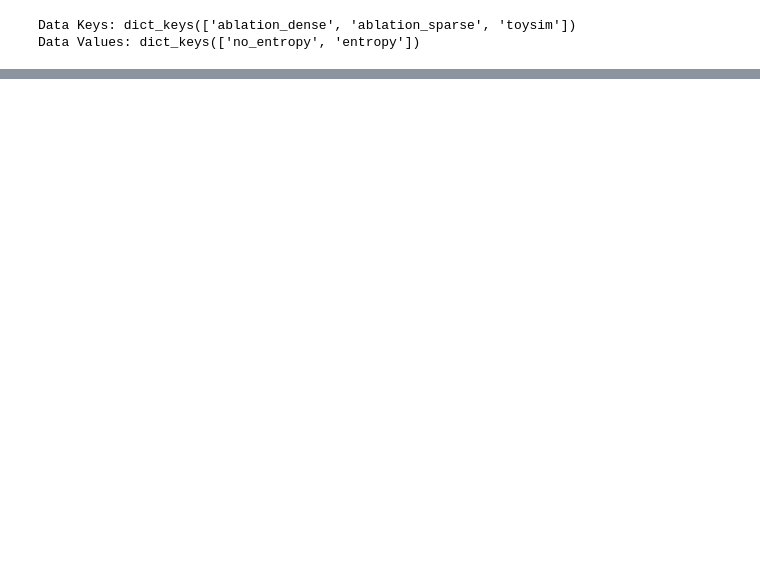
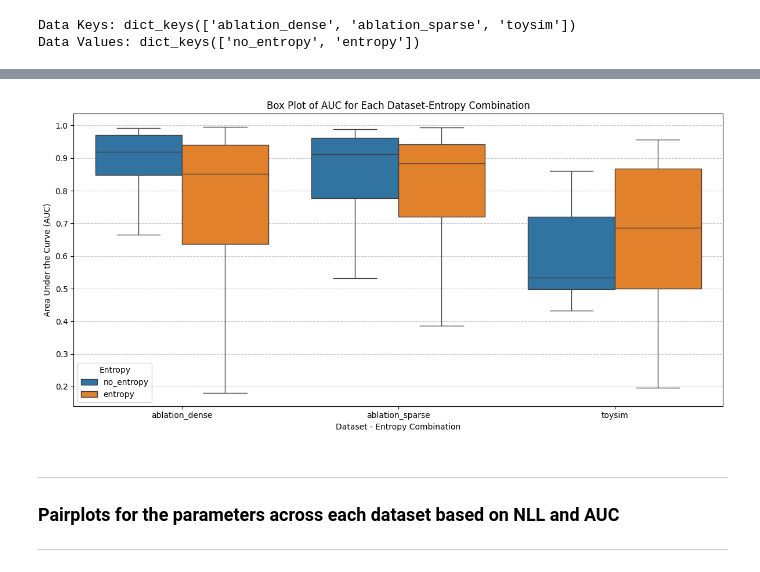
Before and after one commit to shaymeister/VSA-OGM, a Jupyter notebook: results/visualization/exp1.ipynb, the cells around one changed output, grey strips where cells are left out. Drawn from its saved outputs; the diff is of its cells as text; code cells hidden in the pictures; blank space fills up the shorter version.

```diff
--- a/results/visualization/exp1.ipynb
+++ b/results/visualization/exp1.ipynb
@@ -63,0 +110,21 @@ print(original_df.head())
+# %%
+plt.figure(figsize=(12, 6))
+sns.boxplot(x='Dataset_Entropy', y="AUC", data=box_plot_dataframe, hue="Entropy", showfliers=False, dodge=True)
+
+# Improve readability
+# plt.xticks(ha="right")
+plt.xlabel("Dataset - Entropy Combination")
+plt.ylabel("Area Under the Curve (AUC)")
+plt.title("Box Plot of AUC for Each Dataset-Entropy Combination")
+plt.grid(axis='y', linestyle='--', alpha=0.7)
+
+# Show plot
+plt.tight_layout()
+plt.savefig("exp1_auc_boxplot.svg")
+plt.show()
+# %% [output]
+[figure, added]
+# %% [markdown]
+---
+### Pairplots for the parameters across each dataset based on NLL and AUC
+---
```
Also changed, not shown: parts of 6 cells of this notebook.
